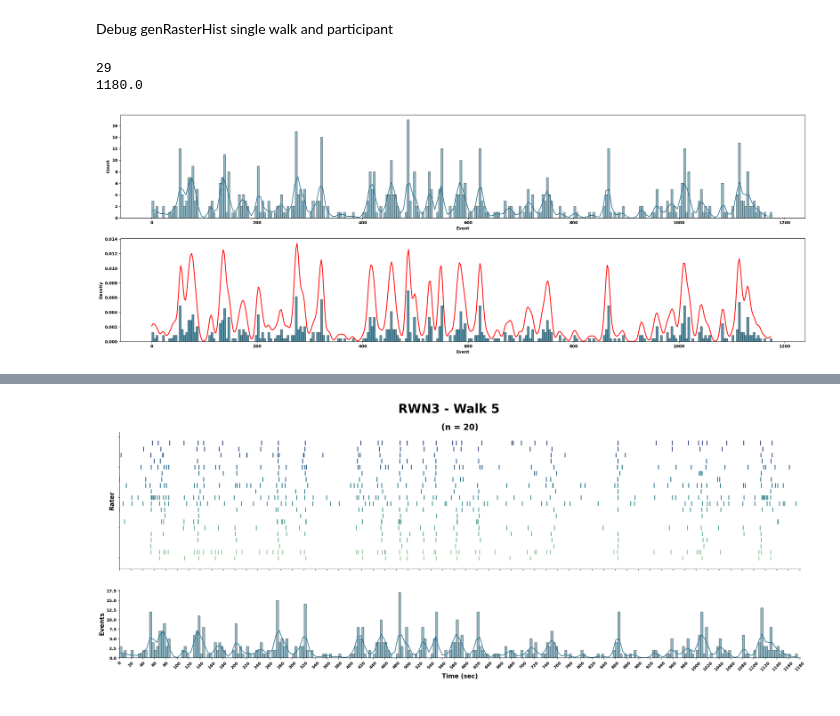
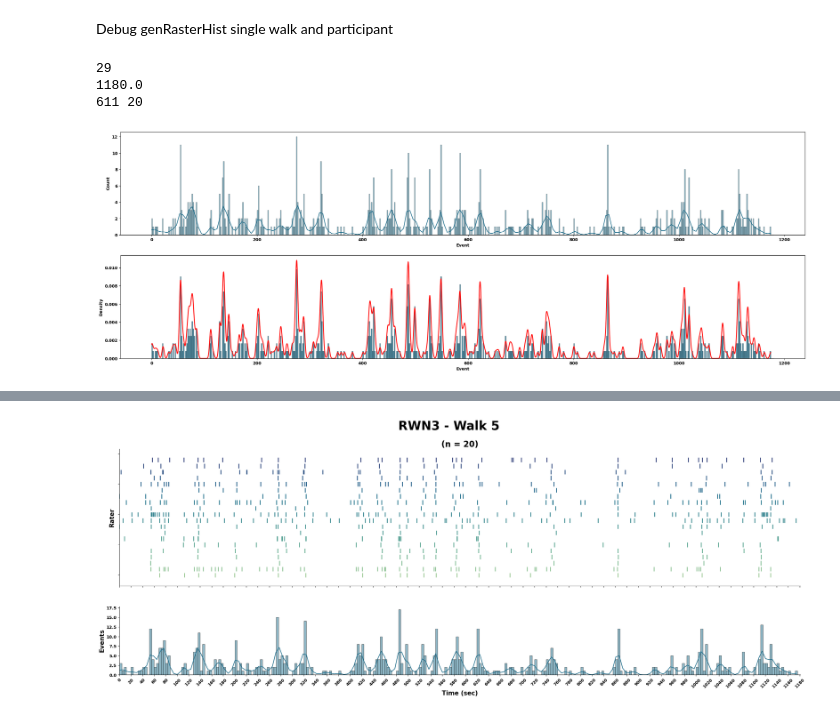
Before and after one commit to INMANLab/RWN, a Jupyter notebook: KDE Computations/Debug/ES Plots.ipynb, the cells around one changed output, grey strips where cells are left out. Saved outputs shown, nothing was run; the diff lists cells and outputs as text; code cells hidden in the pictures.

```diff
--- a/KDE Computations/Debug/ES Plots.ipynb
+++ b/KDE Computations/Debug/ES Plots.ipynb
@@ -326,7 +326,7 @@ Debug genRasterHist single walk and participant
 # %%
 pID = 'RWN3'
 walk = 5
-savepath = "D:\GithubRep\CAPTURE\Analysis\EventKDE"
+savepath = "D:\CAPTURE Project\GUI\EventKDE"
 # %%
 
 # Initialize figure
@@ -358,47 +358,52 @@ print(tMax)
 # nEvents = {}
 
 # Raster & KDE
-BW = 4
+BW = 2
 # rasterEvents = []
 # for ii in walkDF['pID'].unique():
 #     nRaters = len(walkDF['pID'].unique())
 #     pWalkDF = walkDF[walkDF['pID'] == ii]
 #     rasterEvents.append(pWalkDF['Event'].values)
 # axA.eventplot(rasterEvents, linelengths = 0.75, linewidths = 2, lineoffsets = 1, colors = sns.color_palette('crest', len(rasterEvents)))
-hist = sns.histplot(data = walkDF, x = 'Event', binrange = [0,tMax],
+hist1 = sns.histplot(data = walkDF, x = 'Event', binrange = [0,tMax],
                     binwidth = BW, color = histColor,stat = 'count', ax =axA,
                     kde = True, kde_kws= {'bw_adjust': 0.05})
 # hist1 = sns.histplot(data = walkDF, x = 'Event', binrange = [0,tMax],
 #                     binwidth = BW, color = histColor,stat = 'density', ax =axB,
 #                     kde = True, kde_kws= {'bw_adjust': 0.05})
 # hist1 = sns.kdeplot(data = walkDF, x = 'Event',bw_adjust= 0.05, ax =axB)
 
 x = walkDF["Event"].to_numpy().reshape(-1, 1)
+votersNum = walkDF["pIDNum"].nunique()
+totalVotes = walkDF.shape[0]
+print(totalVotes, votersNum)
 kde = KernelDensity(kernel="gaussian", bandwidth=BW).fit(x)
-grid = np.linspace(x.min(), x.max(), 512)[:, None]
+grid = np.arange(start = x.min(), stop = x.max(), step = 1/100)[:,None]
 log_dens = kde.score_samples(grid)
-dens = np.exp(log_dens)*BW
+kdeVals = np.exp(log_dens)*BW
 
 # Histogram (normalized to density)
-hist1 = sns.histplot(data = walkDF, x = 'Event', binrange = [0,tMax],
-                    binwidth = BW, color = histColor,stat = 'density', ax =axB,
+hist2 = sns.histplot(data = walkDF, x = 'Event', binrange = [0,tMax],
+                    binwidth = BW, color = histColor,stat = 'count', ax =axB,
                     kde = False)
+
 # axB.hist(x.ravel(), , density=True, alpha=0.5, color="gray", edgecolor="black")
 
 # KDE curve
-axB.plot(grid.ravel(), dens, color="red", linewidth=2)
+axB.plot(grid.ravel(), kdeVals, color="red", linewidth=2)
 
 # Export raw KDE vals
-KDE_X, KDE_Y = hist.get_lines()[0].get_data()
+KDE_X, KDE_Y = hist1.get_lines()[0].get_data()
 KDE_DF = pd.DataFrame({'X': KDE_X, 'Y': KDE_Y})
 save_str = pID + '_' + str(walk) + '_KDE.csv'
 KDE_DF.to_csv(os.path.join(savepath, 'KDEs', save_str))
 
 # KDE_X, KDE_Y = hist1.get_lines()[0].get_data()
 # KDE_DF = pd.DataFrame({'X': KDE_X, 'Y': KDE_Y})
 # save_str = pID + '_' + str(walk) + '_KDE1.csv'
 # KDE_DF.to_csv(os.path.join(savepath, 'KDEs', save_str))
 # %% [output]
 29
 1180.0
+611 20
-[figure, old version]
+[figure, new version]
```
Also changed, not shown: parts of 2 cells of this notebook, 1 other file.
